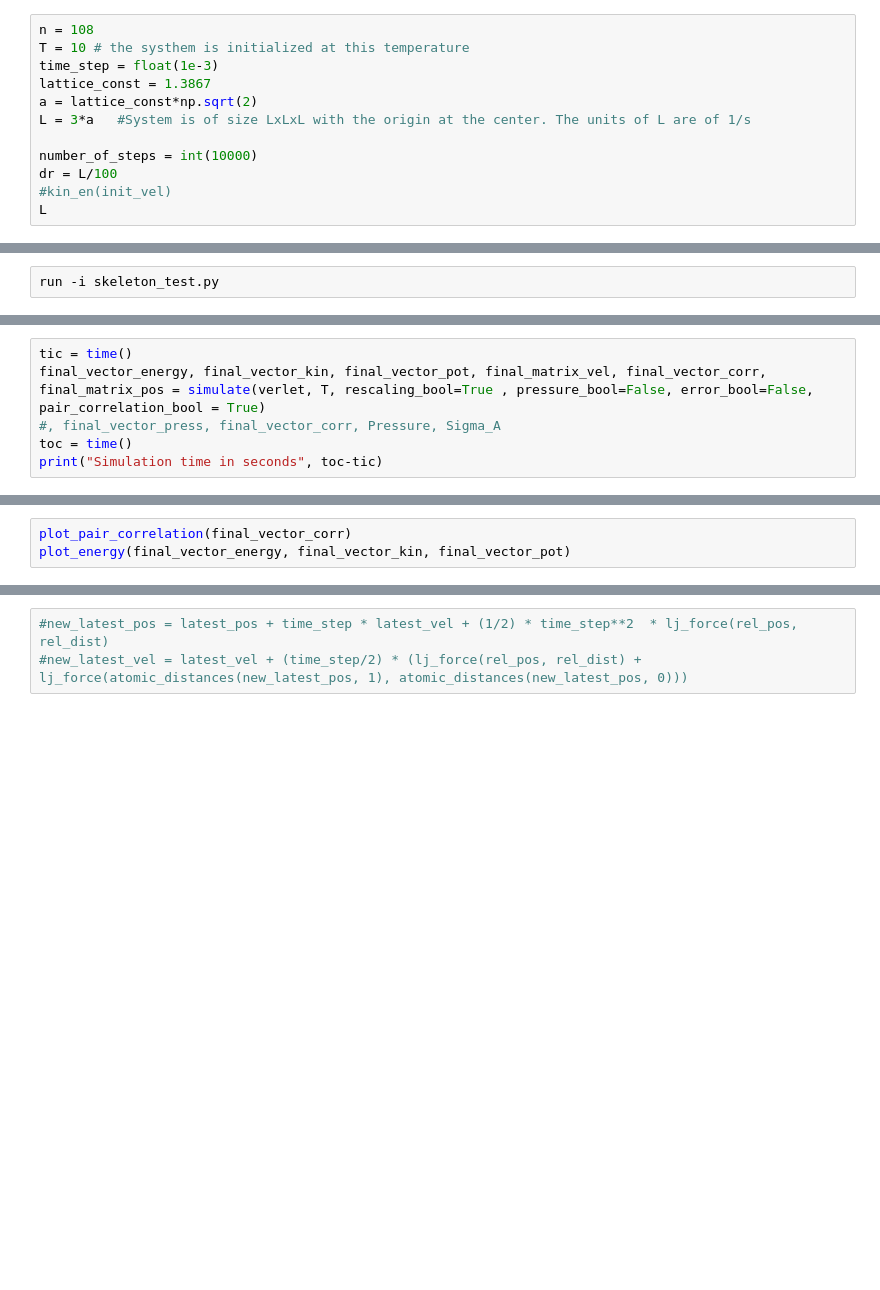
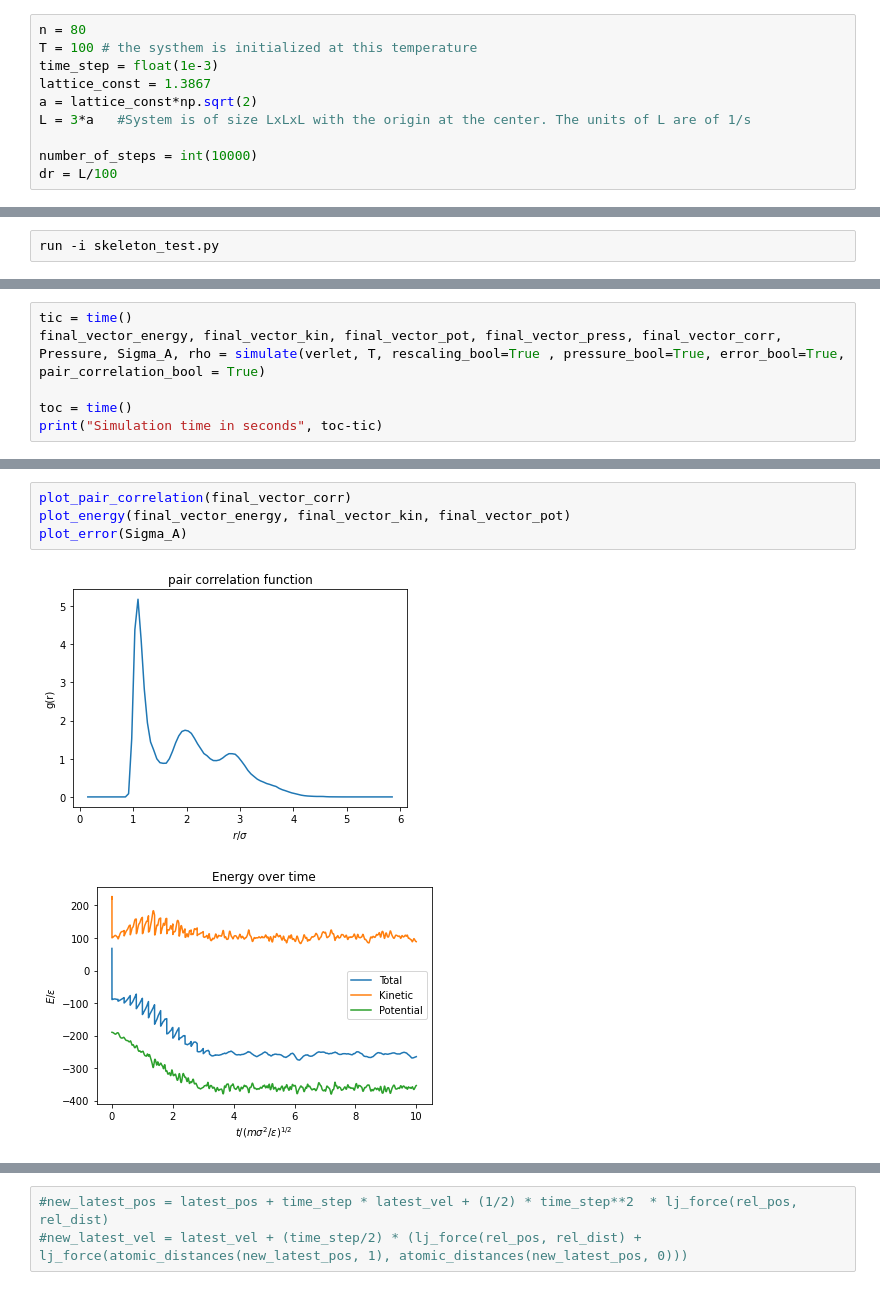
Before and after one commit to PoldeDalmau/Argon_MD, a Jupyter notebook: Test_week5.ipynb, the cells around one changed output, grey strips where cells are left out. Saved outputs shown, nothing was run; the diff lists cells and outputs as text; blank space fills up the shorter version.

```diff
--- a/Test_week5.ipynb
+++ b/Test_week5.ipynb
@@ -4,8 +4,8 @@ import matplotlib.pyplot as plt
 from time import time
 import pandas as pd
 # %%
-n = 108
-T = 10 # the systhem is initialized at this temperature
+n = 80
+T = 100 # the systhem is initialized at this temperature
 time_step = float(1e-3)
 lattice_const = 1.3867
 a = lattice_const*np.sqrt(2)
@@ -13,5 +13,3 @@ L = 3*a   #System is of size LxLxL with the origin at the center. The units of L
 
 number_of_steps = int(10000)
 dr = L/100
-#kin_en(init_vel)
-L
@@ -28,7 +43,7 @@ pot_en(atomic_distances(init_pos, 0))
 # %%
 tic = time()
-final_vector_energy, final_vector_kin, final_vector_pot, final_matrix_vel, final_vector_corr, final_matrix_pos = simulate(verlet, T, rescaling_bool=True , pressure_bool=False, error_bool=False, pair_correlation_bool = True)
-#, final_vector_press, final_vector_corr, Pressure, Sigma_A
+final_vector_energy, final_vector_kin, final_vector_pot, final_vector_press, final_vector_corr, Pressure, Sigma_A, rho = simulate(verlet, T, rescaling_bool=True , pressure_bool=True, error_bool=True, pair_correlation_bool = True)
+
 toc = time()
 print("Simulation time in seconds", toc-tic)
 # %% [output]
@@ -52,3 +67,7 @@ T =  10
 # %%
 plot_pair_correlation(final_vector_corr)
 plot_energy(final_vector_energy, final_vector_kin, final_vector_pot)
+plot_error(Sigma_A)
+# %% [output]
+[figure, added]
+[figure, added]
```
Also changed, not shown: parts of 4 cells of this notebook, 6 other files.
